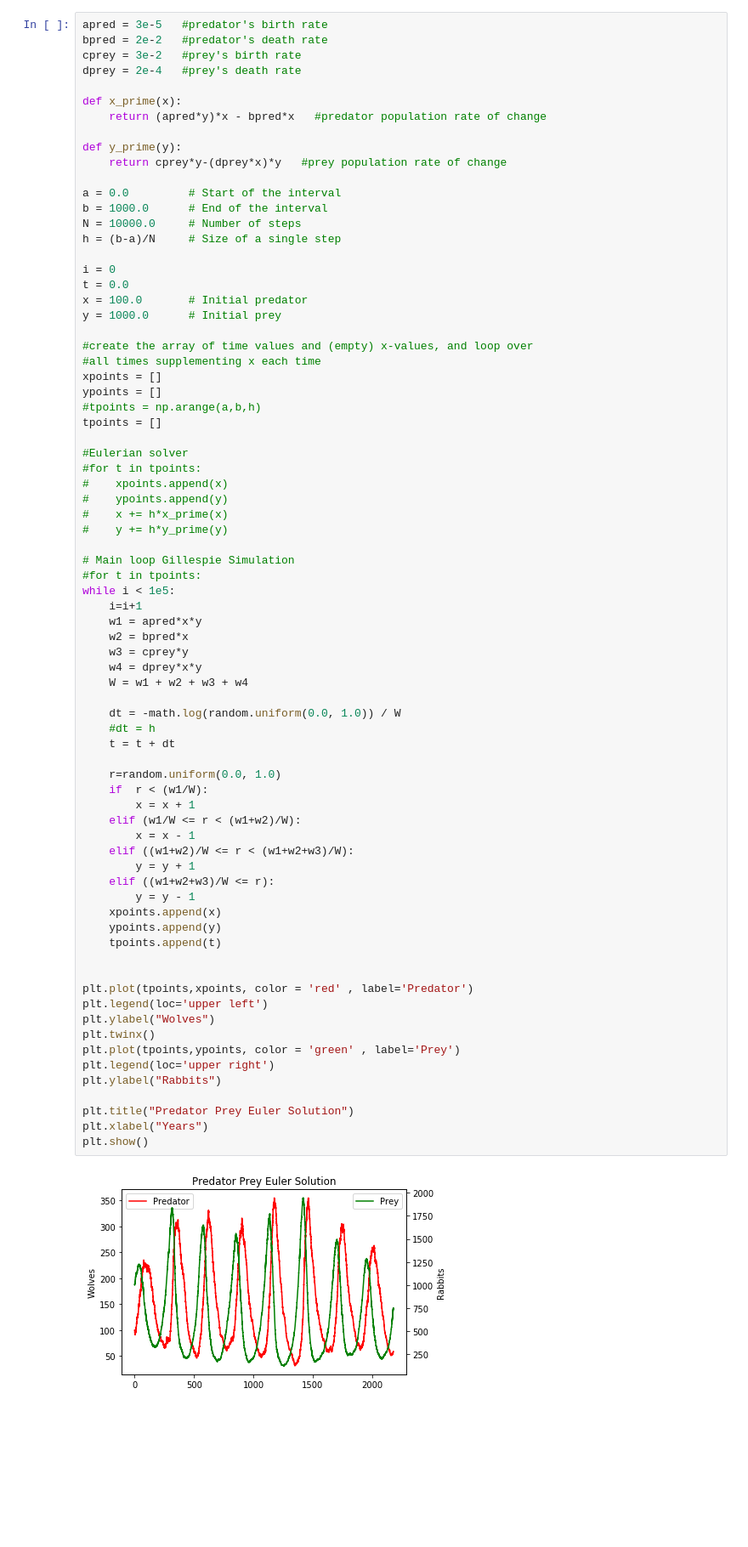
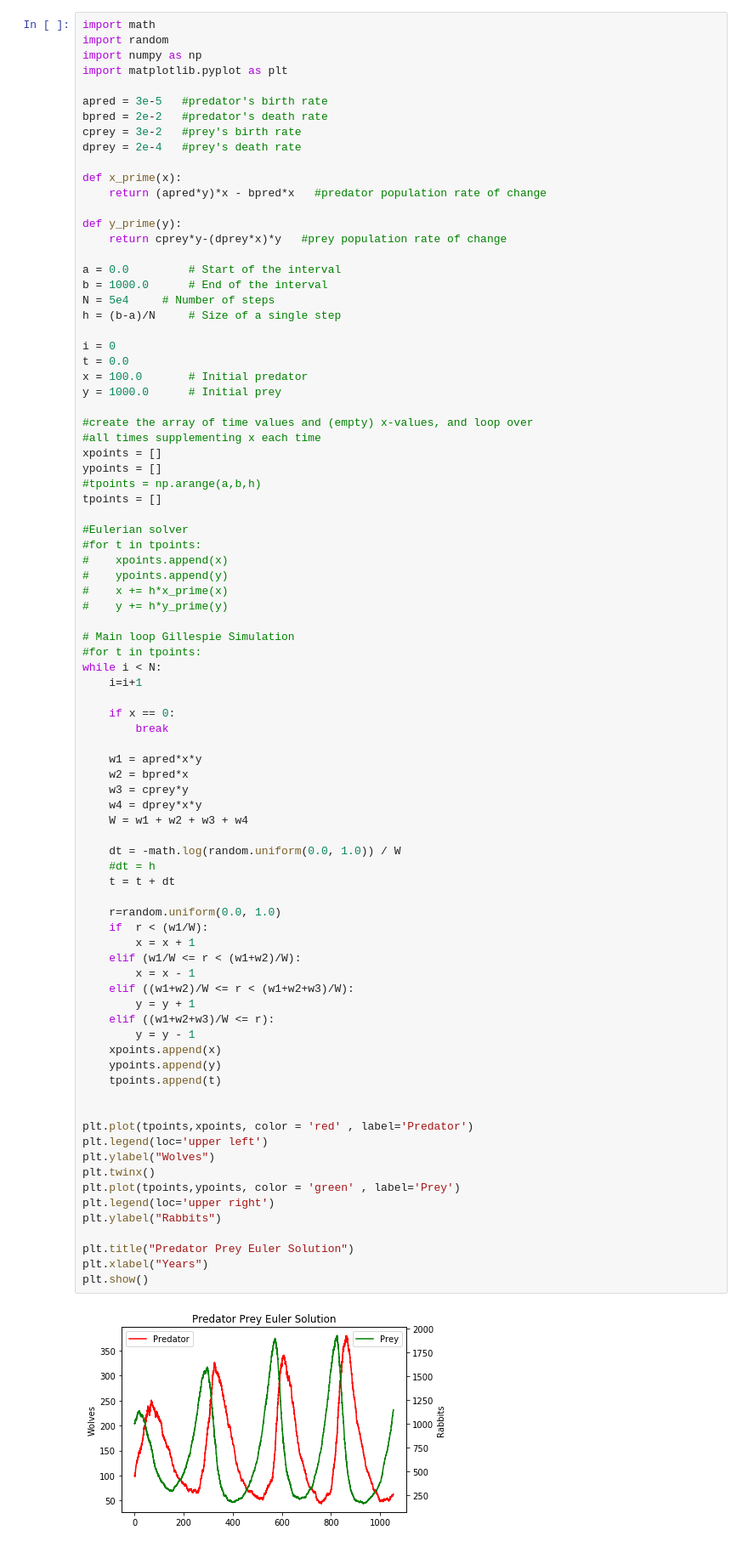
Before and after one commit to fergusonml/HANDY-Model, a Jupyter notebook: HANDY Gillespie.ipynb, the cells around one changed output. Shown: that part at 85% size. Drawn from its saved outputs; the diff is of its cells as text; blank space fills up the shorter version.

```diff
--- a/HANDY Gillespie.ipynb
+++ b/HANDY Gillespie.ipynb
@@ -93,6 +93,11 @@ $$
 \dot{y}= c y -(d x) y\\
 $$
 # %%
+import math
+import random
+import numpy as np
+import matplotlib.pyplot as plt
+
 apred = 3e-5   #predator's birth rate
 bpred = 2e-2   #predator's death rate
 cprey = 3e-2   #prey's birth rate
@@ -106,7 +111,7 @@ def y_prime(y):
 
 a = 0.0         # Start of the interval
 b = 1000.0      # End of the interval
-N = 10000.0     # Number of steps
+N = 5e4     # Number of steps
 h = (b-a)/N     # Size of a single step
 
 i = 0
@@ -130,8 +135,12 @@ tpoints = []
 
 # Main loop Gillespie Simulation
 #for t in tpoints:
-while i < 1e5:
+while i < N:
     i=i+1
+
+    if x == 0:
+        break
+
     w1 = apred*x*y
     w2 = bpred*x
     w3 = cprey*y
@@ -141,31 +150,31 @@ while i < 1e5:
     dt = -math.log(random.uniform(0.0, 1.0)) / W
     #dt = h
     t = t + dt
 
     r=random.uniform(0.0, 1.0)
     if  r < (w1/W):
         x = x + 1
     elif (w1/W <= r < (w1+w2)/W):
         x = x - 1
     elif ((w1+w2)/W <= r < (w1+w2+w3)/W):
         y = y + 1
     elif ((w1+w2+w3)/W <= r):
         y = y - 1
     xpoints.append(x)
     ypoints.append(y)
     tpoints.append(t)
 
 
 plt.plot(tpoints,xpoints, color = 'red' , label='Predator')
 plt.legend(loc='upper left')
 plt.ylabel("Wolves")
 plt.twinx()
 plt.plot(tpoints,ypoints, color = 'green' , label='Prey')
 plt.legend(loc='upper right')
 plt.ylabel("Rabbits")
 
 plt.title("Predator Prey Euler Solution")
 plt.xlabel("Years")
 plt.show()
 # %% [output]
-[figure, old version]
+[figure, new version]
```
Also changed, not shown: parts of 4 cells of this notebook, 3 other files.
